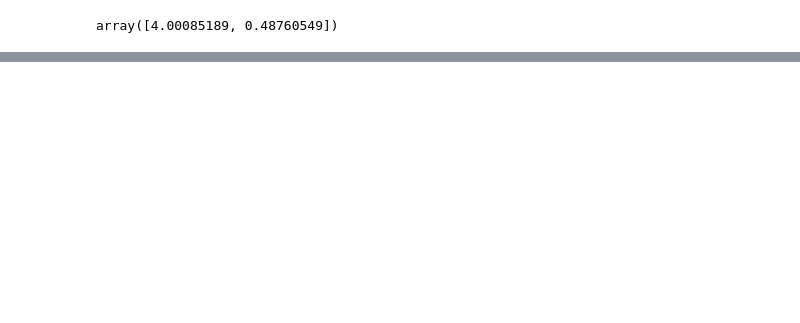
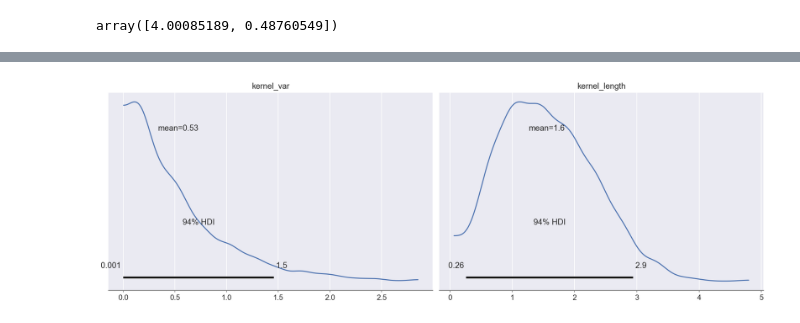
Before and after one commit to AurelienNioche/TransformedGP, a Jupyter notebook: model-discrepancy-using-stan.ipynb, the cells around one changed output, grey strips where cells are left out. Drawn from its saved outputs; the diff is of its cells as text; code cells hidden in the pictures; blank space fills up the shorter version.

```diff
--- a/model-discrepancy-using-stan.ipynb
+++ b/model-discrepancy-using-stan.ipynb
@@ -615,0 +668,4 @@ Processing complete.
+# %%
+az.plot_posterior(samples_az, var_names=["kernel_var", "kernel_length"]);
+# %% [output]
+[figure, added]
```
Also changed, not shown: parts of 22 cells of this notebook, 7 other files.
